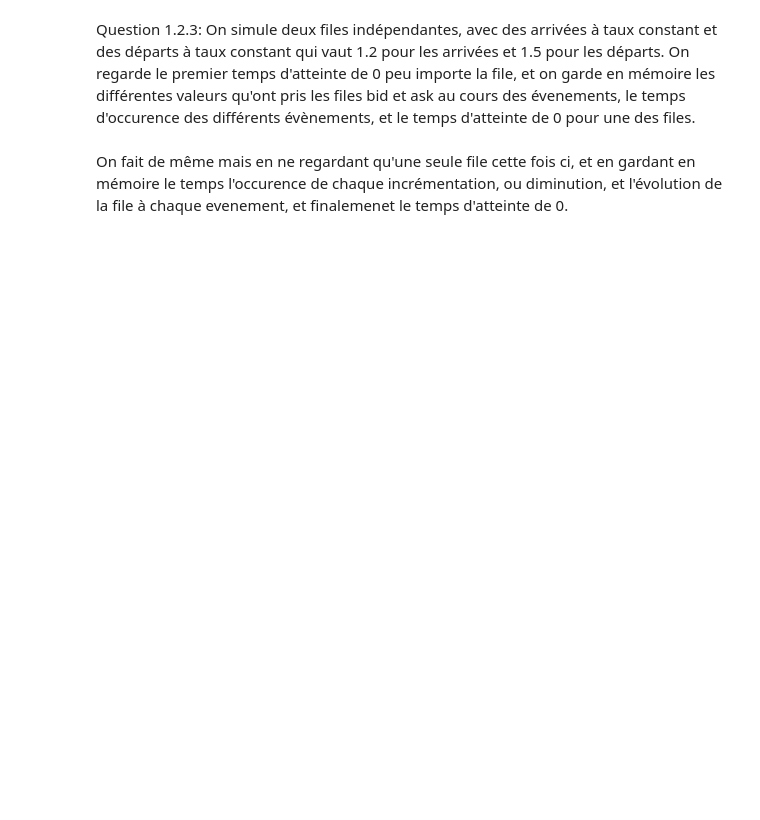
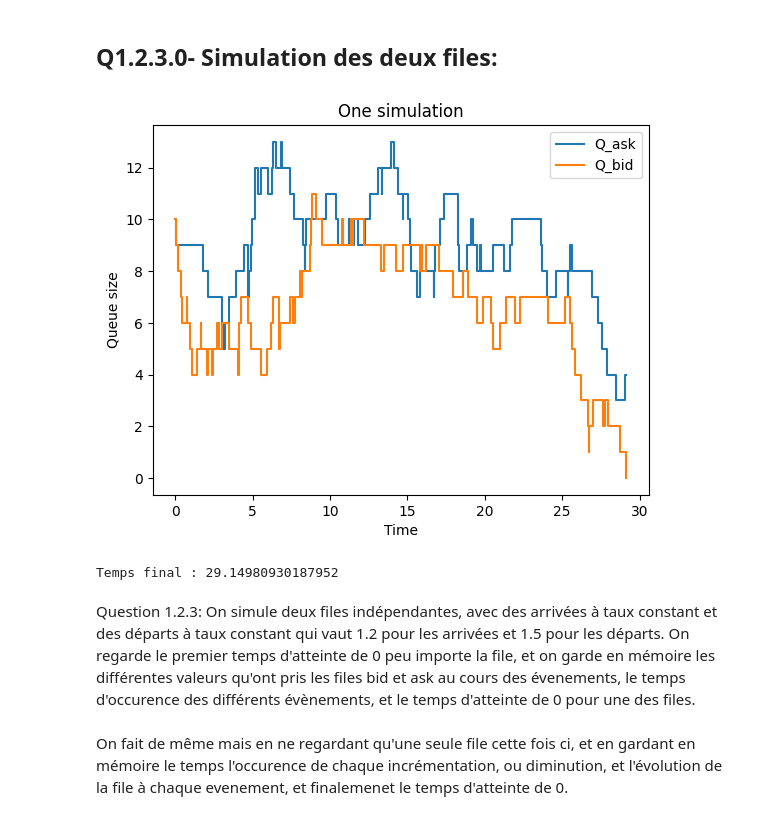
Before and after one commit to beaserr/modal_simulation_carnets, a Jupyter notebook: rendu_intermediaire.ipynb, the cells around one changed output. Drawn from its saved outputs; the diff is of its cells as text; code cells hidden in the pictures; blank space fills up the shorter version.

```diff
--- a/rendu_intermediaire.ipynb
+++ b/rendu_intermediaire.ipynb
@@ -4,3 +5,58 @@ import matplotlib.pyplot as plt
+# %%
+LAM_PLUS  = 1.2
+LAM_MINUS = 1.5
+Q_ASK=Q_BID  = 10
+
+MU    = LAM_PLUS - LAM_MINUS
+SIGMA2 = LAM_PLUS + LAM_MINUS
+SIGMA = np.sqrt(SIGMA2)
+# %% [markdown]
+## Q1.2.3.0- Simulation des deux files:
+# %%
+def Files(lambd_plus, lambd_minus, Q_ask, Q_bid):
+    t = 0
+    times = [t]
+    ask_vals = [Q_ask]
+    bid_vals = [Q_bid]
+
+    new_lambd = 2 * (lambd_plus + lambd_minus)
+
+    while Q_ask > 0 and Q_bid > 0:
+        t += np.random.exponential(1 / new_lambd)
+        U = np.random.uniform(0, new_lambd)
+
+        if U < lambd_plus:
+            Q_ask += 1
+        elif U < lambd_plus + lambd_minus:
+            Q_ask -= 1
+        elif U < lambd_plus + lambd_minus + lambd_plus:
+            Q_bid += 1
+        else:
+            Q_bid -= 1
+
+        times.append(t)
+        ask_vals.append(Q_ask)
+        bid_vals.append(Q_bid)
+
+    return times, ask_vals, bid_vals, t, (Q_ask == 0)
+
+
+times, ask_vals, bid_vals, T, ask_empty = Files(LAM_PLUS, LAM_MINUS, Q_ASK, Q_BID)
+
+
+plt.figure()
+plt.step(times, ask_vals, where='post', label='Q_ask')
+plt.step(times, bid_vals, where='post', label='Q_bid')
+plt.xlabel("Time")
+plt.ylabel("Queue size")
+plt.title("One simulation")
+plt.legend()
+plt.show()
+
+print("Temps final :", T)
+# %% [output]
+[figure, added]
+Temps final : 29.14980930187952
 # %% [markdown]
 Question 1.2.3:  On simule deux files indépendantes, avec des arrivées à taux constant et des départs à taux constant qui vaut 1.2 pour les arrivées et 1.5 pour les départs. On regarde le premier temps d'atteinte de 0 peu importe la file, et on garde en mémoire les différentes valeurs qu'ont pris les files bid et ask au cours des évenements, le temps d'occurence des différents évènements, et le temps d'atteinte de 0 pour une des files.
 # %%
```
Also changed, not shown: parts of 17 cells of this notebook.
